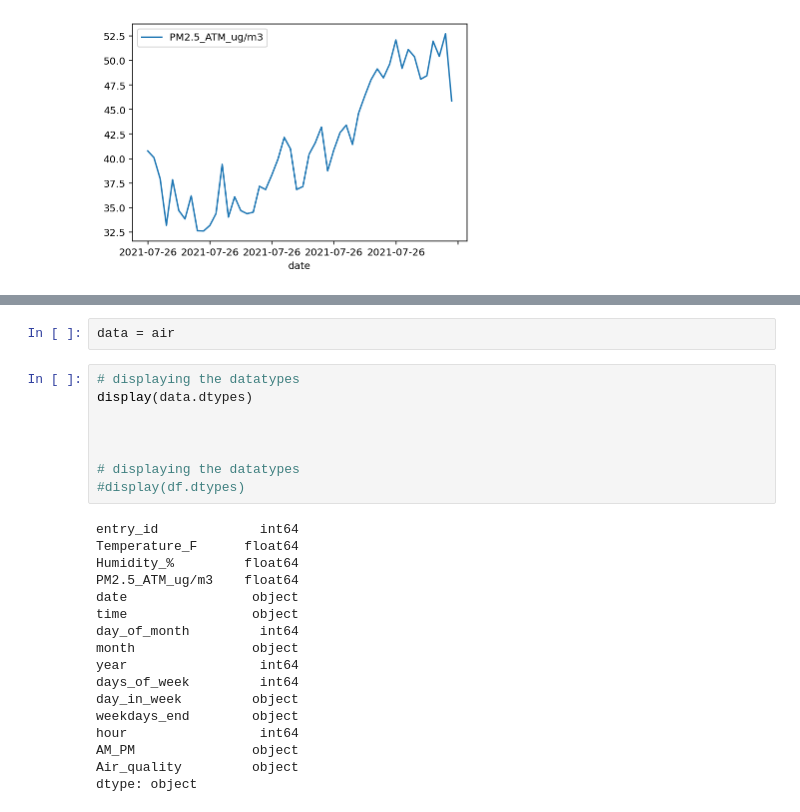
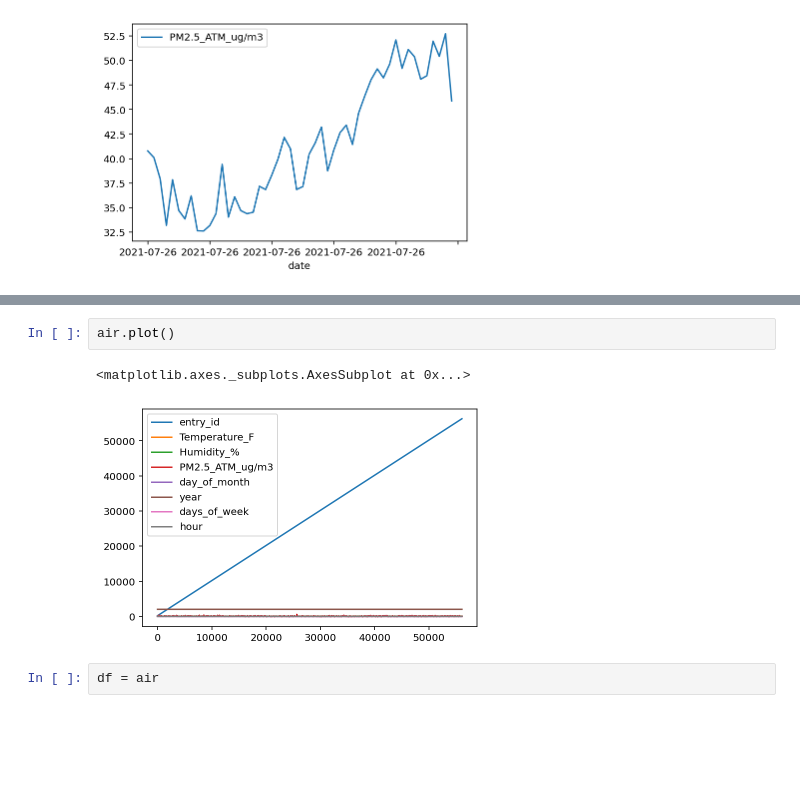
Before and after one commit to gigikenneth/time-series, a Jupyter notebook: ts1.ipynb, the cells around one changed output, grey strips where cells are left out. Drawn from its saved outputs; the diff is of its cells as text; blank space fills up the shorter version.

```diff
--- a/ts1.ipynb
+++ b/ts1.ipynb
@@ -30,27 +51,7 @@ air[:5*10].plot(x='date', y='PM2.5_ATM_ug/m3')
+# %%
+air.plot()
+# %% [output]
+<matplotlib.axes._subplots.AxesSubplot at 0x...>
+[figure, added]
 # %%
-data = air
+df = air
-# %%
-# displaying the datatypes
-display(data.dtypes)
-
-
-
-# displaying the datatypes
-#display(df.dtypes)
-# %% [output]
-entry_id             int64
-Temperature_F      float64
-Humidity_%         float64
-PM2.5_ATM_ug/m3    float64
-date                object
-time                object
-day_of_month         int64
-month               object
-year                 int64
-days_of_week         int64
-day_in_week         object
-weekdays_end        object
-hour                 int64
-AM_PM               object
-Air_quality         object
-dtype: object
```
Also changed, not shown: parts of 14 cells of this notebook.
